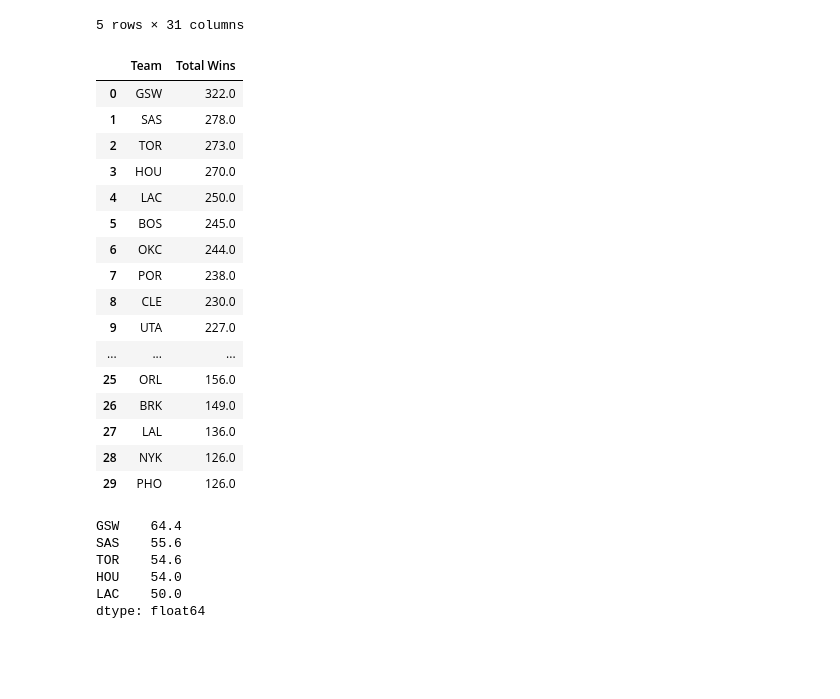
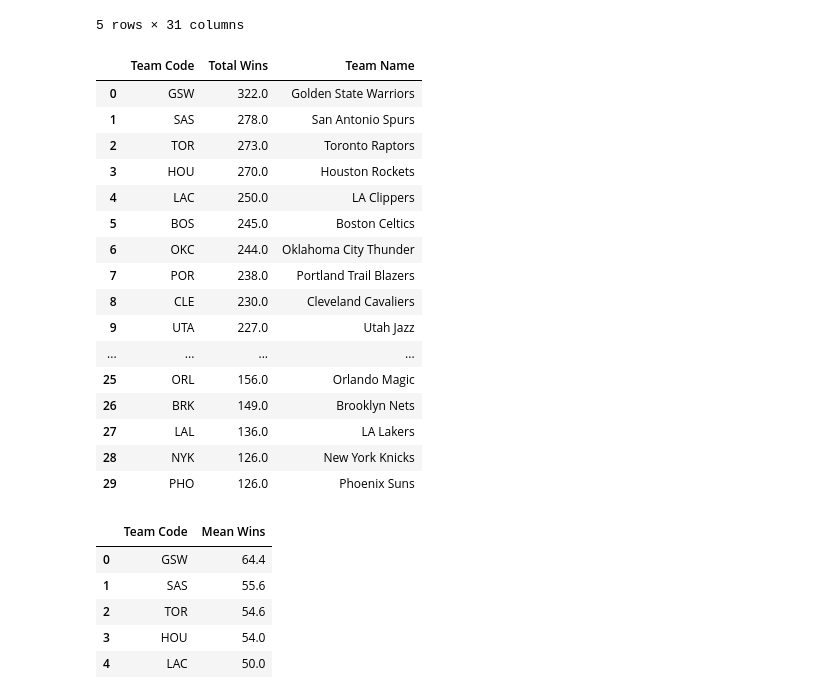
Before and after one commit to Michelin96/project-one, a Jupyter notebook: TeamWins_plots.ipynb, the cells around one changed output. Drawn from its saved outputs; the diff is of its cells as text; code cells hidden in the pictures; blank space fills up the shorter version.

```diff
--- a/TeamWins_plots.ipynb
+++ b/TeamWins_plots.ipynb
@@ -54,41 +55,48 @@ nba_wins_df
 # %%
 #Find the teams with the top 5 total number of wins over the past 5 seasons
 nba_sum_wins_sorted_df = nba_wins_df.set_index('Season')
 nba_sum_wins_sorted_df = nba_sum_wins_sorted_df.sum()
 nba_sum_wins_sorted_df = pd.DataFrame(nba_sum_wins_sorted_df.sort_values(ascending = False))
 nba_sum_wins_sorted_df = nba_sum_wins_sorted_df.reset_index()
-nba_sum_wins_sorted_df = nba_sum_wins_sorted_df.rename(columns={'index':'Team', 0: 'Total Wins'})
+nba_sum_wins_sorted_df = nba_sum_wins_sorted_df.rename(columns={'index':'Team Code', 0: 'Total Wins'})
+
+# Merge in the team names joining by Team code
+nba_sum_wins_sorted_df = pd.merge(nba_sum_wins_sorted_df, nba_team_names_df, on='Team Code', how='outer')
+
 nba_sum_wins_sorted_df
 # %% [output]
-|  | Team | Total Wins |
-| 0 | GSW | 322.0 |
-| 1 | SAS | 278.0 |
-| 2 | TOR | 273.0 |
-| 3 | HOU | 270.0 |
-| 4 | LAC | 250.0 |
-| 5 | BOS | 245.0 |
-| 6 | OKC | 244.0 |
-| 7 | POR | 238.0 |
-| 8 | CLE | 230.0 |
-| 9 | UTA | 227.0 |
-| ... | ... | ... |
-| 25 | ORL | 156.0 |
-| 26 | BRK | 149.0 |
-| 27 | LAL | 136.0 |
-| 28 | NYK | 126.0 |
-| 29 | PHO | 126.0 |
+|  | Team Code | Total Wins | Team Name |
+| 0 | GSW | 322.0 | Golden State Warriors |
+| 1 | SAS | 278.0 | San Antonio Spurs |
+| 2 | TOR | 273.0 | Toronto Raptors |
+| 3 | HOU | 270.0 | Houston Rockets |
+| 4 | LAC | 250.0 | LA Clippers |
+| 5 | BOS | 245.0 | Boston Celtics |
+| 6 | OKC | 244.0 | Oklahoma City Thunder |
+| 7 | POR | 238.0 | Portland Trail Blazers |
+| 8 | CLE | 230.0 | Cleveland Cavaliers |
+| 9 | UTA | 227.0 | Utah Jazz |
+| ... | ... | ... | ... |
+| 25 | ORL | 156.0 | Orlando Magic |
+| 26 | BRK | 149.0 | Brooklyn Nets |
+| 27 | LAL | 136.0 | LA Lakers |
+| 28 | NYK | 126.0 | New York Knicks |
+| 29 | PHO | 126.0 | Phoenix Suns |
 # %%
 #Find the teams with the top 5 average number of wins over the past 5 seasons
 nba_mean_wins_sorted_df = nba_wins_df.mean()
 nba_mean_wins_sorted_df = nba_wins_df.mean().sort_values(ascending = False)
-nba_mean_wins_sorted_df.head(5)
+nba_mean_wins_sorted_df = pd.DataFrame(nba_mean_wins_sorted_df)
+nba_mean_wins_sorted_df = nba_mean_wins_sorted_df.reset_index()
+nba_mean_wins_sorted_df = nba_mean_wins_sorted_df.rename(columns={"index":'Team Code', 0: 'Mean Wins'})
+nba_mean_wins_sorted_df.head()
 # %% [output]
-GSW    64.4
-SAS    55.6
-TOR    54.6
-HOU    54.0
-LAC    50.0
-dtype: float64
+|  | Team Code | Mean Wins |
+| 0 | GSW | 64.4 |
+| 1 | SAS | 55.6 |
+| 2 | TOR | 54.6 |
+| 3 | HOU | 54.0 |
+| 4 | LAC | 50.0 |
 # %%
 nba_mean_wins_sorted_df
 # %% [output]
```
Also changed, not shown: parts of 7 cells of this notebook, 3 other files.
